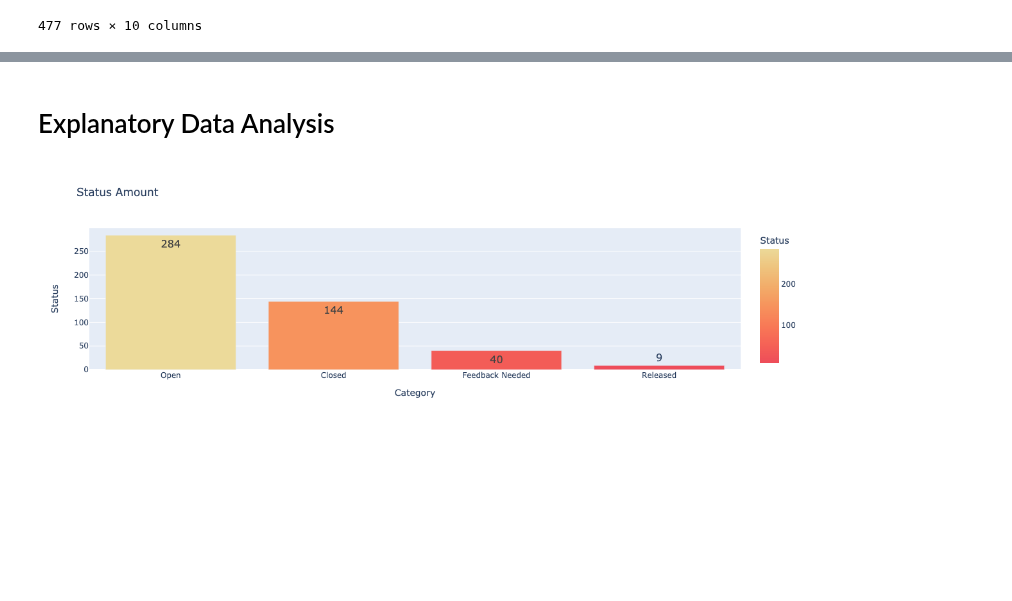
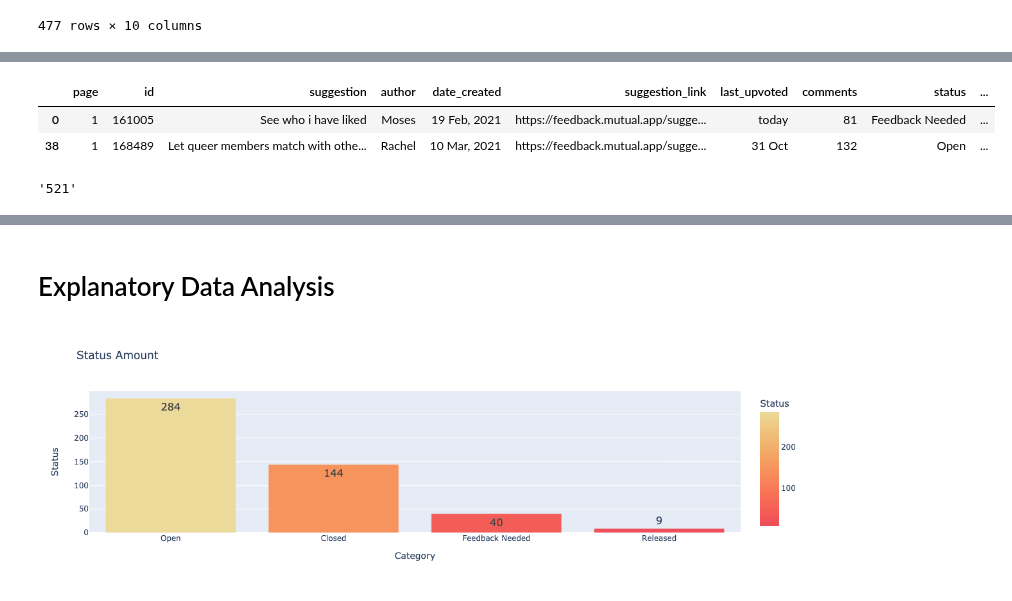
Before and after one commit to pedrosanhueza/Web-Scrape, a Jupyter notebook: Mutual Feedback/Mutual - Code/Mutual - 07-11-22.ipynb, the cells around one changed output, grey strips where cells are left out. Cells and saved outputs as stored; diff of their text form; code cells hidden in the pictures; blank space fills up the shorter version.

```diff
--- a/Mutual Feedback/Mutual - Code/Mutual - 07-11-22.ipynb
+++ b/Mutual Feedback/Mutual - Code/Mutual - 07-11-22.ipynb
@@ -75,2 +99,4 @@ for idx, row in enumerate(rows):
+# %%
+pd.options.display.max_rows = 10
 # %%
 data = pd.DataFrame(rows_merged)
@@ -120,0 +119,10 @@ data
+# %%
+data[data.votes.str.contains('\.')]
+# %% [output]
+|  | page | id | suggestion | author | date_created | suggestion_link | last_upvoted | comments | status | ... |
+| 0 | 1 | 161005 | See who i have liked | Moses | 19 Feb, 2021 | https://feedback.mutual.app/sugge... | today | 81 | Feedback Needed | ... |
+| 38 | 1 | 168489 | Let queer members match with othe... | Rachel | 10 Mar, 2021 | https://feedback.mutual.app/sugge... | 31 Oct | 132 | Open | ... |
+# %%
+data.votes.iloc[3]
+# %% [output]
+'521'
```
Also changed, not shown: parts of 8 cells of this notebook, 5 other files.
